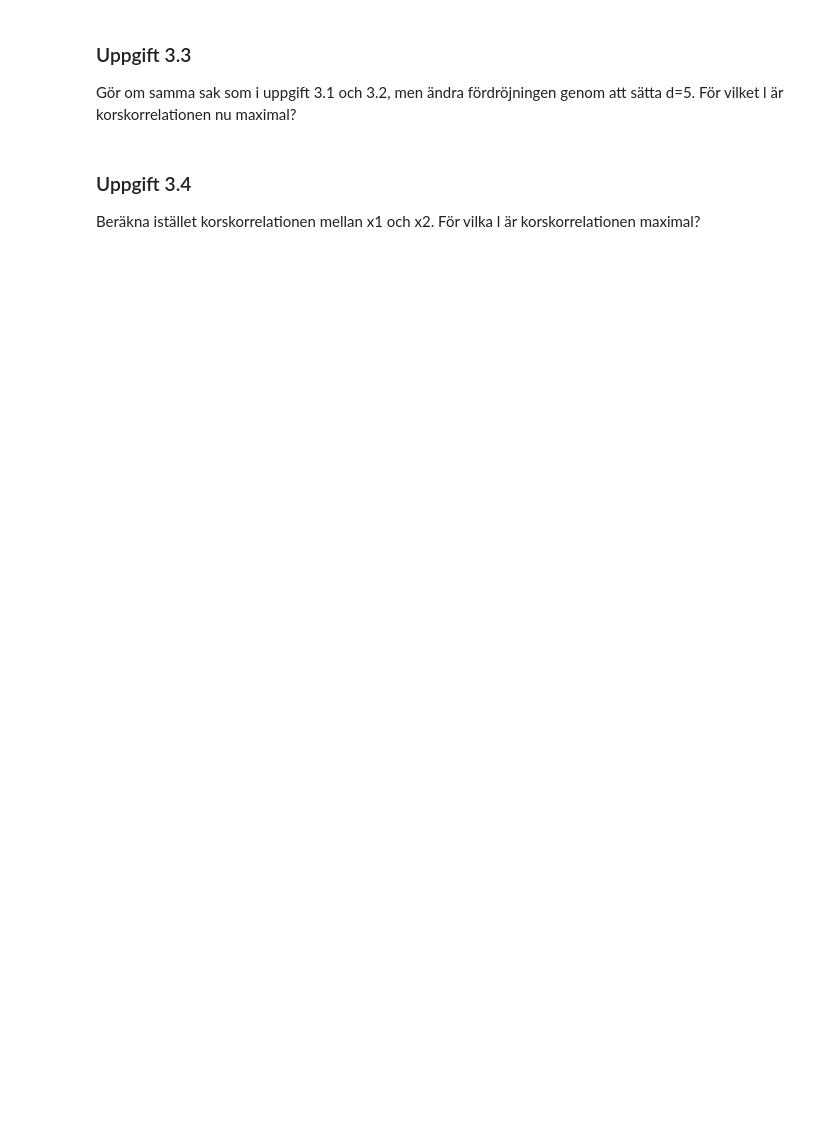
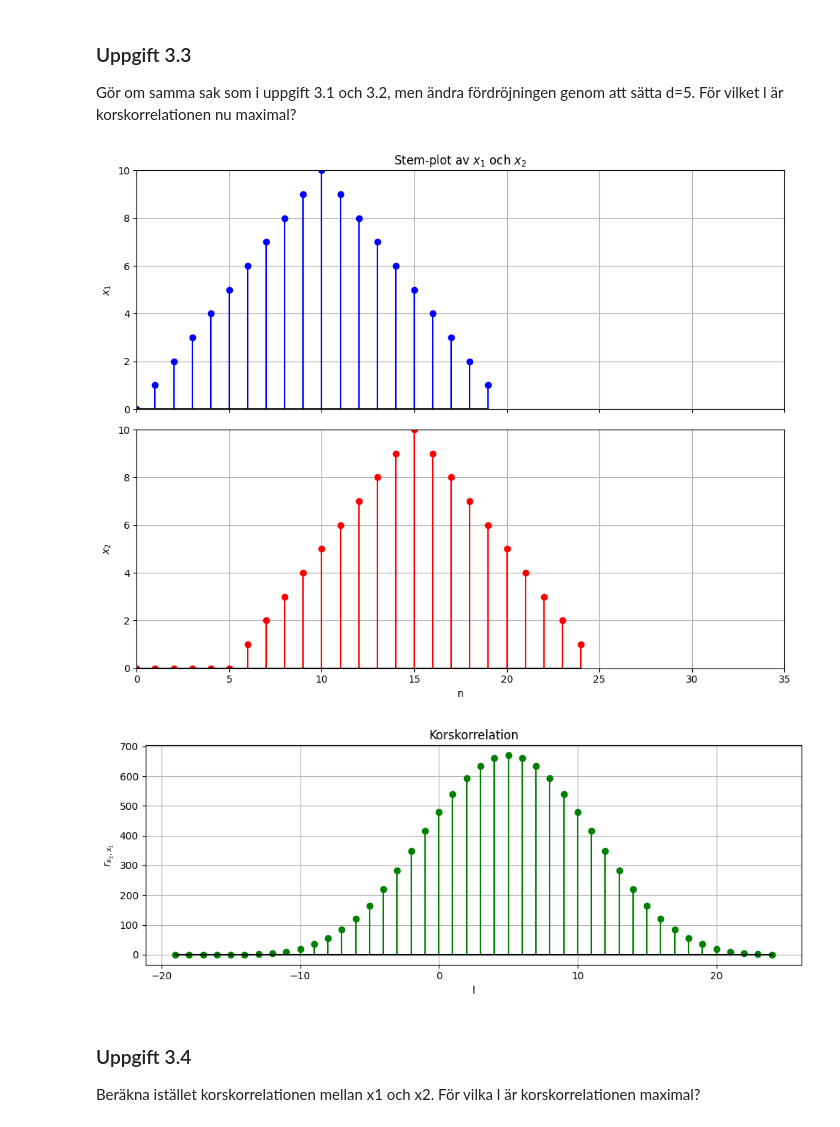
Before and after one commit to BeaverOfDoom/SoS_2026_Work, a Jupyter notebook: Lab2026/Lab2.ipynb, the cells around one changed output. Saved outputs shown, nothing was run; the diff lists cells and outputs as text; code cells hidden in the pictures; blank space fills up the shorter version.

```diff
--- a/Lab2026/Lab2.ipynb
+++ b/Lab2026/Lab2.ipynb
@@ -135,7 +184,47 @@ plt.show()
 Gör om samma sak som i uppgift 3.1 och 3.2, men ändra fördröjningen genom att sätta d=5.
 För vilket l är korskorrelationen nu maximal?
 # %%
-# Skriv kod här
+# Skapa x2 med förskjutning d
+d = 5
+x2 = np.concatenate((np.zeros(d), x1))
+
+# Skapa figur med 2 subplots som delar x-axel
+fig, (ax1, ax2,) = plt.subplots(2, 1, figsize=(10, 8), sharex=True)
+
+# Plotta x1
+ax1.stem(x1, linefmt='b-', markerfmt='bo', basefmt='k-')
+ax1.axis([0, 35, 0, 10])
+ax1.set_ylabel('$x_1$')
+ax1.set_title('Stem-plot av $x_1$ och $x_2$')
+ax1.grid()
+
+# Plotta x2
+ax2.stem(x2, linefmt='r-', markerfmt='ro', basefmt='k-')
+ax2.axis([0, 35, 0, 10])
+ax2.set_ylabel('$x_2$')
+ax2.set_xlabel('n')
+ax2.grid()
+
+plt.tight_layout()
+plt.show()
+
+# Beräkna korskorrelation mellan x2 och x1
+r = np.correlate(x2, x1, mode='full')
+l = np.arange(-len(x1)+1, len(x2))
+
+# Plot korskorrelation
+plt.figure(figsize=(10, 4))
+plt.stem(l, r, linefmt='g-', markerfmt='go', basefmt='k-')
+plt.xlabel('l')
+plt.ylabel('$r_{x_2,x_1}$')
+plt.title('Korskorrelation')
+plt.grid()
+
+plt.tight_layout()
+plt.show()
+# %% [output]
+[figure, added]
+[figure, added]
 # %% [markdown]
 ### Uppgift 3.4
 Beräkna istället korskorrelationen mellan x1 och x2.
```
Also changed, not shown: parts of 19 cells of this notebook.
